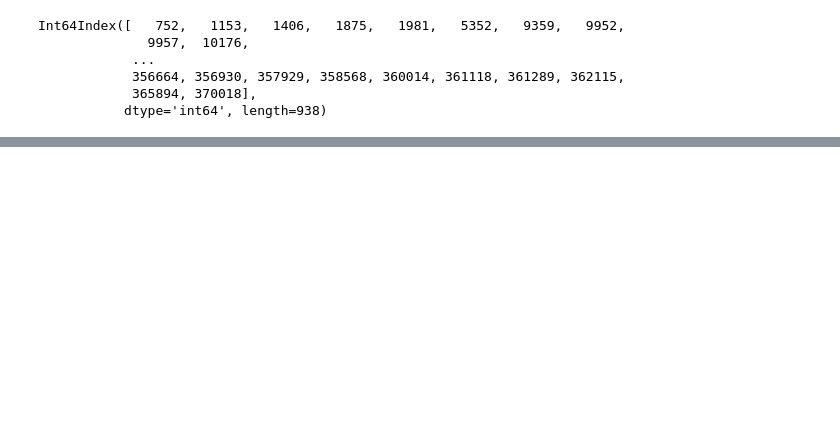
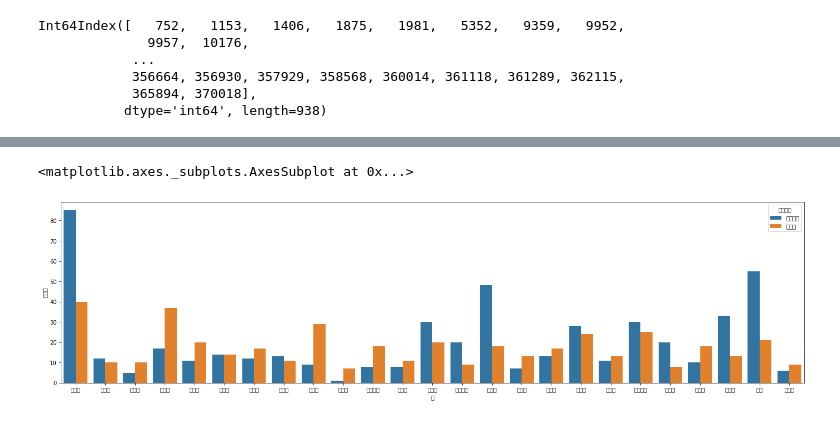
Before and after one commit to kimberlyydanij/python_demo, a Jupyter notebook: python_27_상권분석.ipynb, the cells around one changed output, grey strips where cells are left out. Saved outputs shown, nothing was run; the diff lists cells and outputs as text; code cells hidden in the pictures; blank space fills up the shorter version.

```diff
--- a/python_27_상권분석.ipynb
+++ b/python_27_상권분석.ipynb
@@ -370,3 +366,8 @@ Int64Index([   752,   1153,   1406,   1875,   1981,   5352,   9359,   9952,
 map
 # %%
 map.save('./pdsample/df_coffee.html')
+# %%
+### 서울시 구 별 스타벅스, 이디야 수
+df_coffee_brand = pd.DataFrame(df_coffee_star_edi.groupby(['시군구명','브랜드명'])['상호명'].count()).reset_index()
+df_coffee_brand.columns = ['구', '브랜드명', '매장수']
+df_coffee_brand.head()
@@ -372,0 +381,6 @@ map.save('./pdsample/df_coffee.html')
+# %%
+plt.figure(figsize=(24,6))
+sns.barplot(data = df_coffee_brand, x='구', y='매장수', hue='브랜드명')
+# %% [output]
+<matplotlib.axes._subplots.AxesSubplot at 0x...>
+[figure, added]
```
Also changed, not shown: parts of 13 cells of this notebook.
